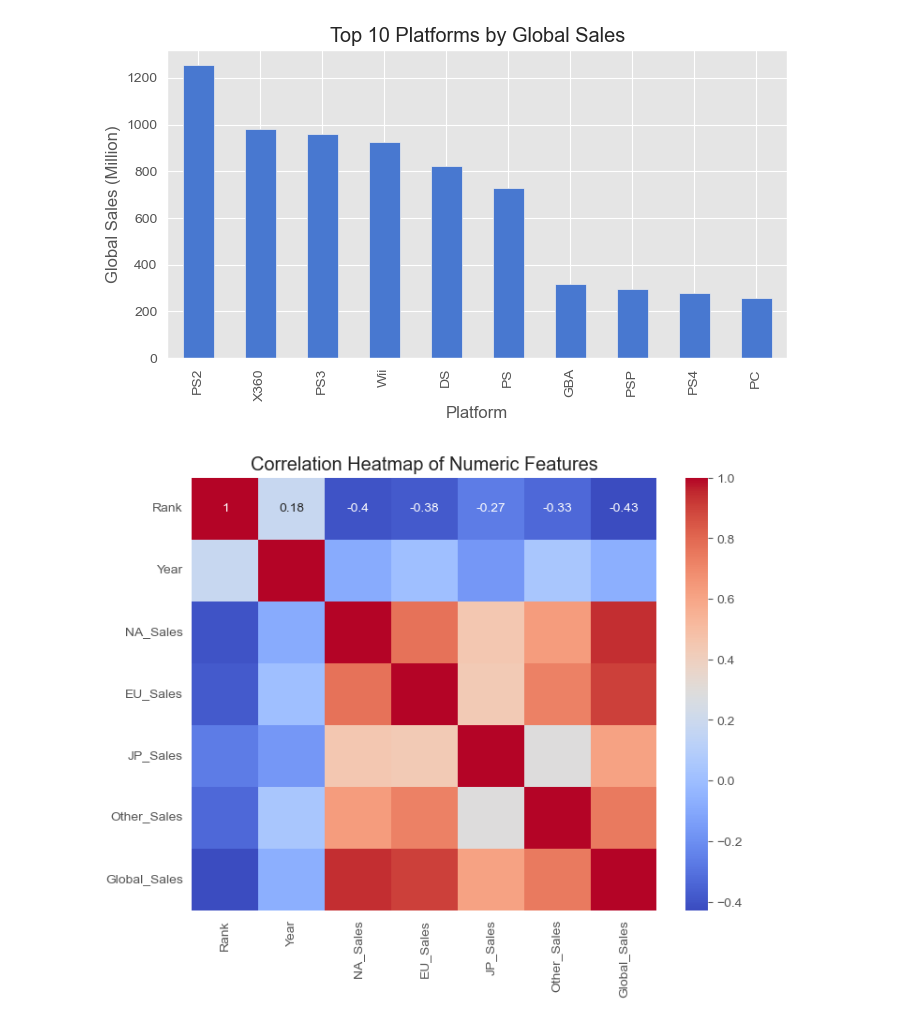
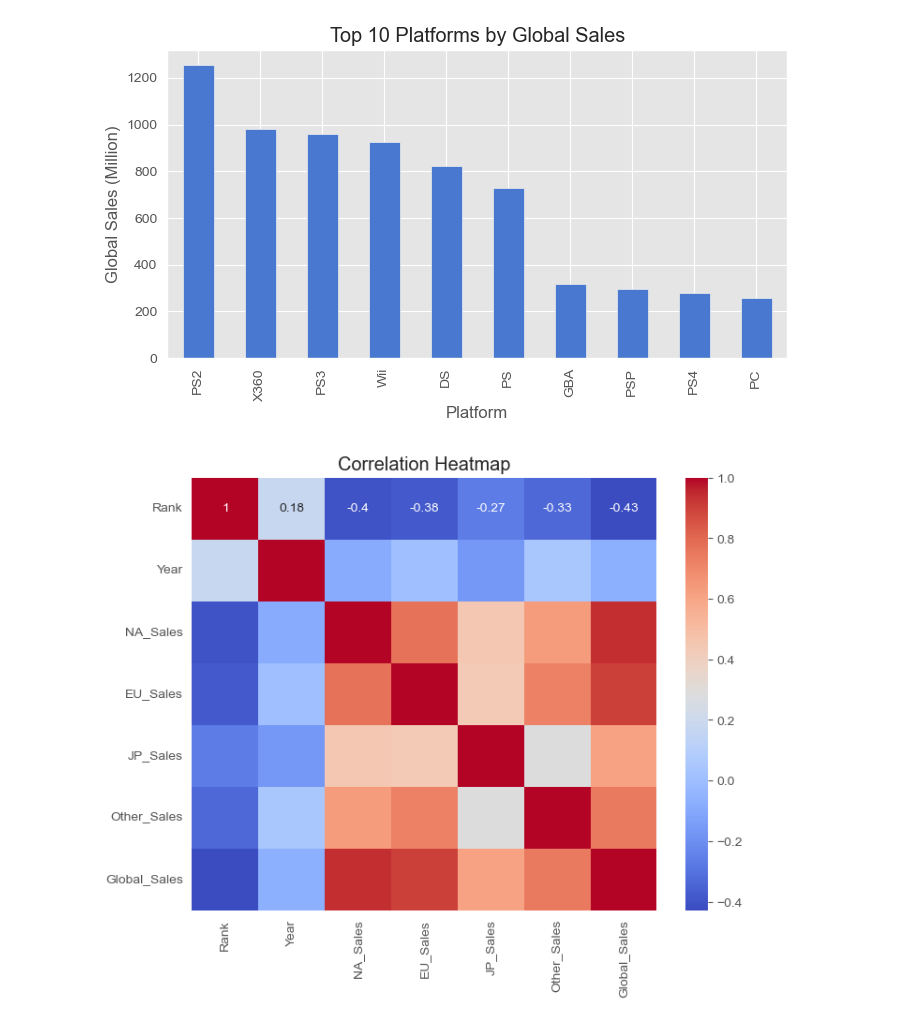
Before and after one commit to NOUR-2025/Reproducibility, a Jupyter notebook: template.ipynb, the cells around one changed output. Cells and saved outputs as stored; diff of their text form; code cells hidden in the pictures.

```diff
--- a/template.ipynb
+++ b/template.ipynb
@@ -180,9 +180,9 @@ if 'Platform' in df.columns and 'Global_Sales' in df.columns:
 # %%
 numeric_cols = df.select_dtypes(include='number').columns
 if len(numeric_cols) >= 2:
     plt.figure(figsize=(8,6))
     sns.heatmap(df[numeric_cols].corr(), annot=True, cmap='coolwarm')
-    plt.title('Correlation Heatmap of Numeric Features')
+    plt.title('Correlation Heatmap')
     plt.show()
 # %% [output]
-[figure, old version]
+[figure, new version]
```
